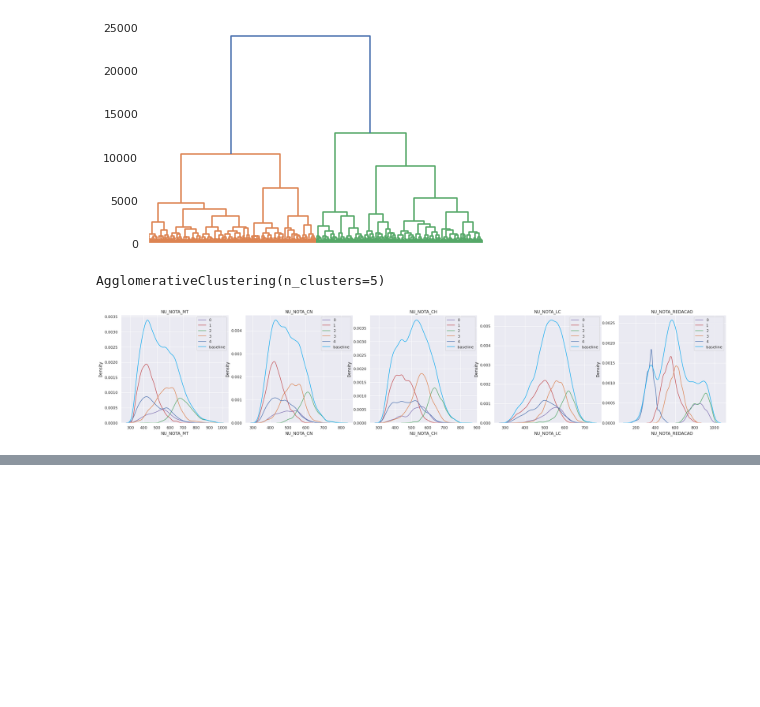
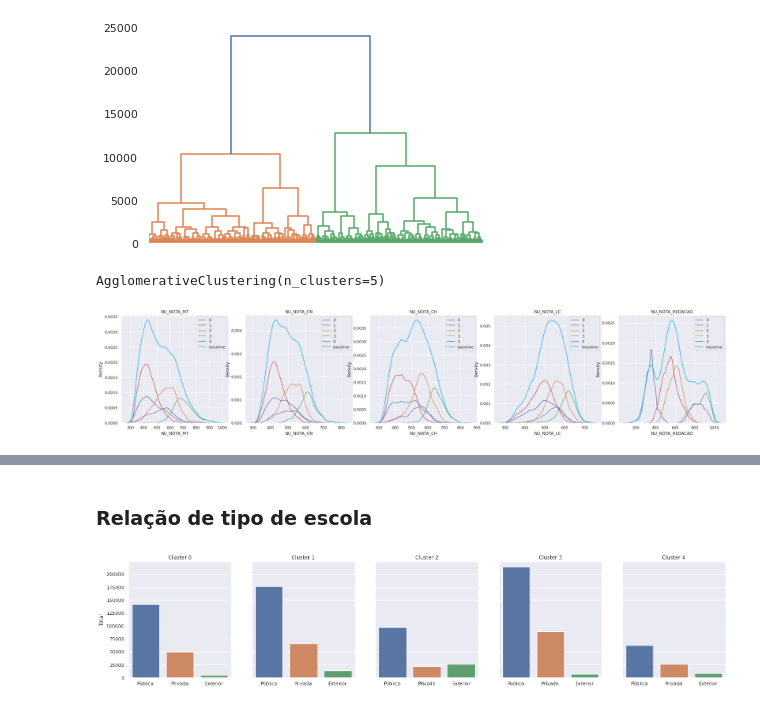
Before and after one commit to gsoaresbaptista/enem-regression, a Jupyter notebook: experiments/grade_regression.ipynb, the cells around one changed output, grey strips where cells are left out. Drawn from its saved outputs; the diff is of its cells as text; code cells hidden in the pictures; blank space fills up the shorter version.

```diff
--- a/experiments/grade_regression.ipynb
+++ b/experiments/grade_regression.ipynb
@@ -350,0 +392,17 @@ for idx, column in enumerate(features_corr[:5]):
+# %% [markdown]
+### Relação de tipo de escola
+# %%
+fig, ax = plt.subplots(ncols=5, figsize=(25, 5), sharey=True)
+colors = sns.color_palette('pastel')[0:5]
+
+for idx,group in enumerate(groups):
+    count = np.zeros(4)
+    g = group['TP_ESCOLA'].value_counts().sort_index()
+    for i in g.index:
+        count[i] = g[i]
+
+    g = sns.barplot(x=school_kind[1:], y=100*count[1:], ax=ax[idx])
+    g.set_title(f'Cluster {idx}')
+    if idx == 0: g.set_ylabel('Total')
+# %% [output]
+[figure, added]
```
Also changed, not shown: parts of 10 cells of this notebook.
